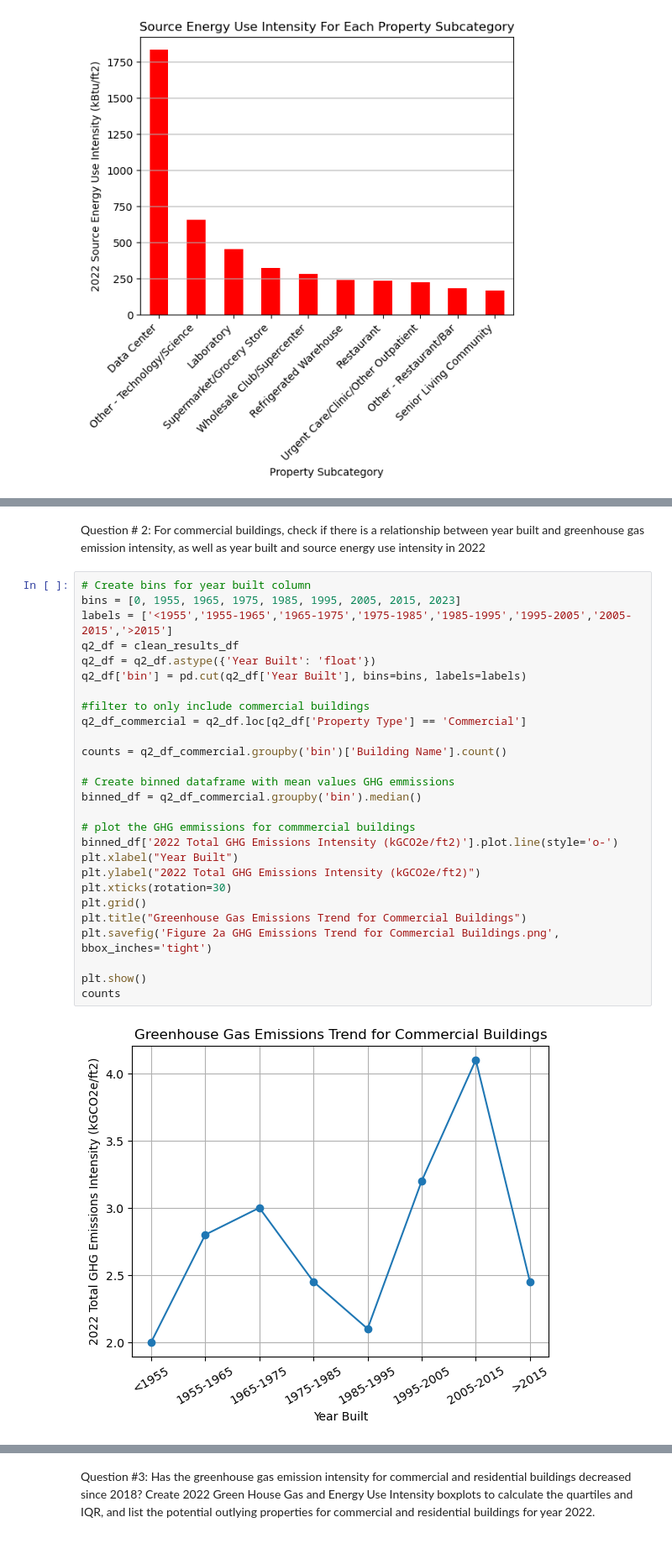
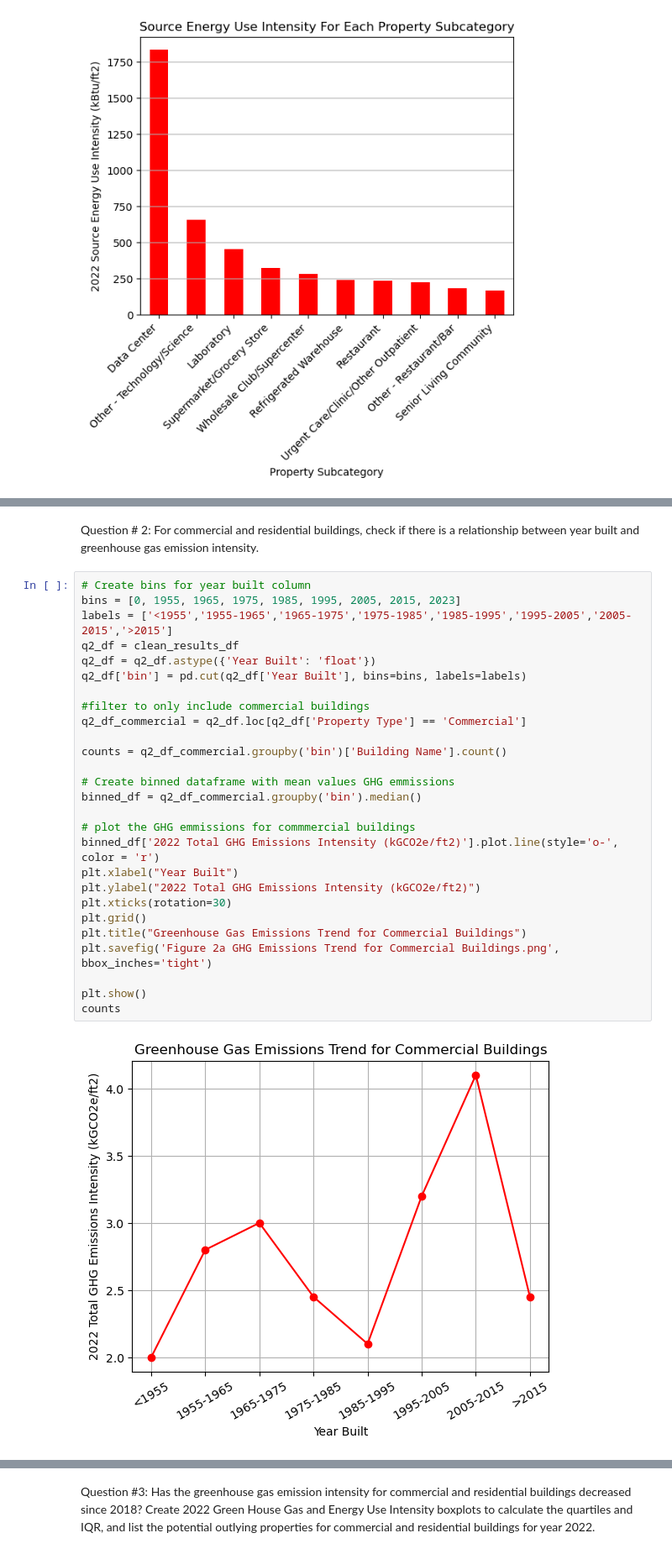
Before and after one commit to zohairnz/project-1, a Jupyter notebook: Project_1.ipynb, the cells around one changed output, grey strips where cells are left out. Shown at 84% size. Saved outputs shown, nothing was run; the diff lists cells and outputs as text.

```diff
--- a/Project_1.ipynb
+++ b/Project_1.ipynb
@@ -173,36 +173,36 @@ print(f"The r-value is: {pe_r**2}")
 [figure]
 The r-value is: 0.9479693952701277
 # %% [markdown]
-Question # 2: For commercial buildings, check if there is a relationship between year built and greenhouse gas emission intensity, as well as year built and source energy use intensity in 2022
+Question # 2: For commercial and residential buildings, check if there is a relationship between year built and greenhouse gas emission intensity.
 # %%
 # Create bins for year built column
 bins = [0, 1955, 1965, 1975, 1985, 1995, 2005, 2015, 2023]
 labels = ['<1955','1955-1965','1965-1975','1975-1985','1985-1995','1995-2005','2005-2015','>2015']
 q2_df = clean_results_df
 q2_df = q2_df.astype({'Year Built': 'float'})
 q2_df['bin'] = pd.cut(q2_df['Year Built'], bins=bins, labels=labels)
 
 #filter to only include commercial buildings
 q2_df_commercial = q2_df.loc[q2_df['Property Type'] == 'Commercial']
 
 counts = q2_df_commercial.groupby('bin')['Building Name'].count()
 
 # Create binned dataframe with mean values GHG emmissions
 binned_df = q2_df_commercial.groupby('bin').median()
 
 # plot the GHG emmissions for commmercial buildings
-binned_df['2022 Total GHG Emissions Intensity (kGCO2e/ft2)'].plot.line(style='o-')
+binned_df['2022 Total GHG Emissions Intensity (kGCO2e/ft2)'].plot.line(style='o-', color = 'r')
 plt.xlabel("Year Built")
 plt.ylabel("2022 Total GHG Emissions Intensity (kGCO2e/ft2)")
 plt.xticks(rotation=30)
 plt.grid()
 plt.title("Greenhouse Gas Emissions Trend for Commercial Buildings")
 plt.savefig('Figure 2a GHG Emissions Trend for Commercial Buildings.png', bbox_inches='tight')
 
 plt.show()
 counts
 # %% [output]
-[figure, old version]
+[figure, new version]
 bin
 <1955        403
 1955-1965     34
```
Also changed, not shown: parts of 5 cells of this notebook, 3 other files.
